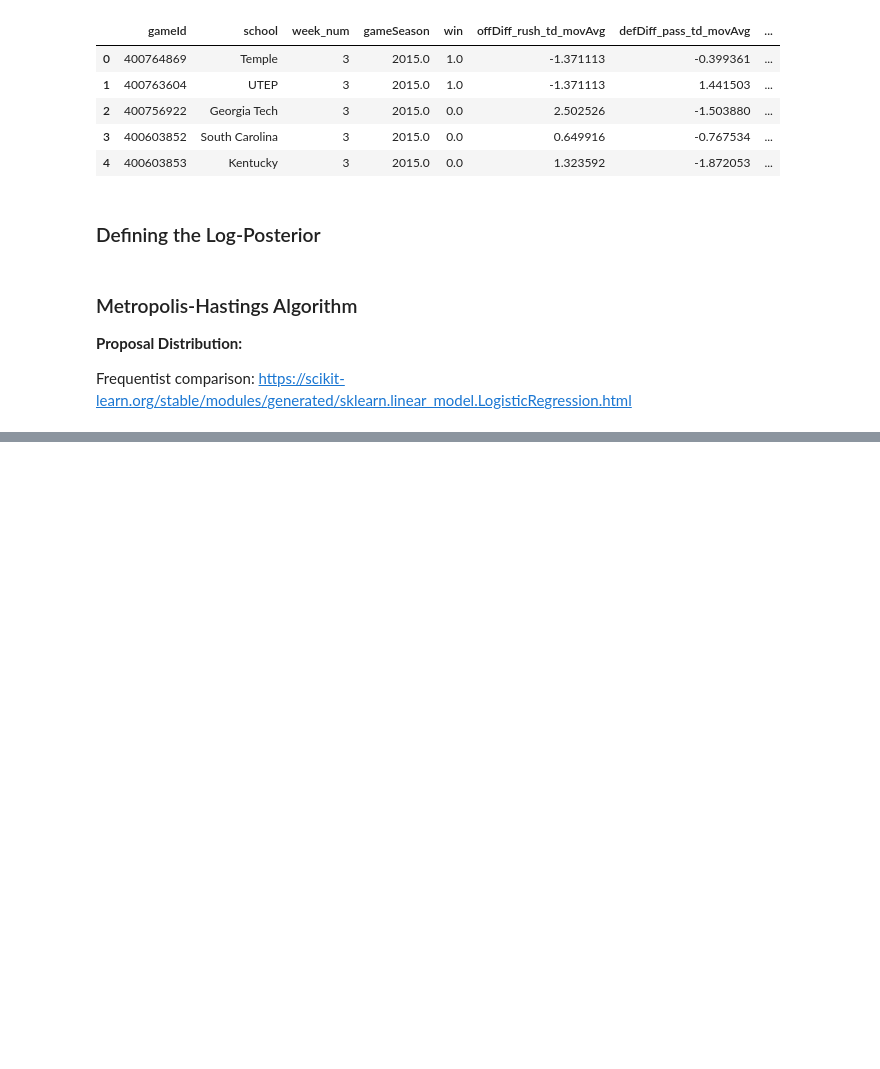
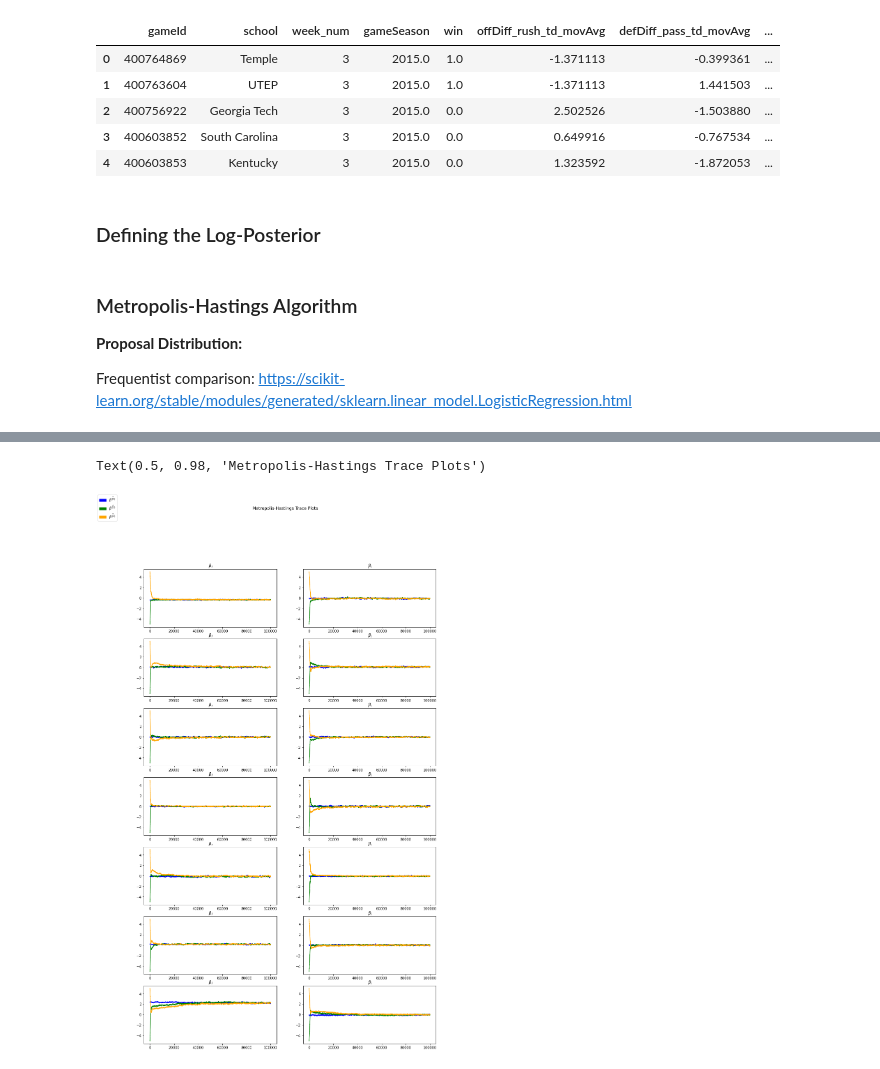
Before and after one commit to btcain4/Bayesian_College_Football, a Jupyter notebook: Bayesian_Modeling/Model_Analysis.ipynb, the cells around one changed output, grey strips where cells are left out. Cells and saved outputs as stored; diff of their text form; code cells hidden in the pictures; blank space fills up the shorter version.

```diff
--- a/Bayesian_Modeling/Model_Analysis.ipynb
+++ b/Bayesian_Modeling/Model_Analysis.ipynb
@@ -177,6 +205,0 @@ accept/100000
-# %%
-d = []
-for i in mh_samps:
-    d.append(i[0])
-print(np.mean(d))
-plt.plot(d)
@@ -196,0 +212,32 @@ plt.hist(d)
+# %%
+##Import the necessary datasets
+beta0 = pd.read_csv('D:\College_Football_Model_Data\\mh_posteriors\\beta0.csv')
+beta1 = pd.read_csv('D:\College_Football_Model_Data\\mh_posteriors\\beta1.csv')
+beta2 = pd.read_csv('D:\College_Football_Model_Data\\mh_posteriors\\beta2.csv')
+# %%
+##Create subplot
+import matplotlib.patches as mpatches
+fig, ax = plt.subplots(7, 2,figsize=(15,25))
+row,col = 0,0
+
+##Iterate through parameters and plot convergence results
+for i in range(14):
+
+    ax[row,col].plot(beta0['beta_'+str(i)],color='blue')
+    ax[row,col].plot(beta1['beta_'+str(i)],color='green')
+    ax[row,col].plot(beta2['beta_'+str(i)],color='orange')
+    ax[row,col].set_title(r' $\beta_{i}$ ')
+
+    if col == 1:
+        row+=1
+        col = 0
+    else:
+        col+=1
+
+fig.legend(handles=[mpatches.Patch(color='blue', label=r'$ \vec{\beta^{(0)}}$ '),
+                    mpatches.Patch(color='green', label=r'$ \vec{\beta^{(1)}}$ '),
+                    mpatches.Patch(color='orange', label=r'$ \vec{\beta^{(2)}}$ ')],loc='upper left')
+fig.suptitle('Metropolis-Hastings Trace Plots')
+# %% [output]
+Text(0.5, 0.98, 'Metropolis-Hastings Trace Plots')
+[figure, added]
```
Also changed, not shown: parts of 13 cells of this notebook, 1 other file.
